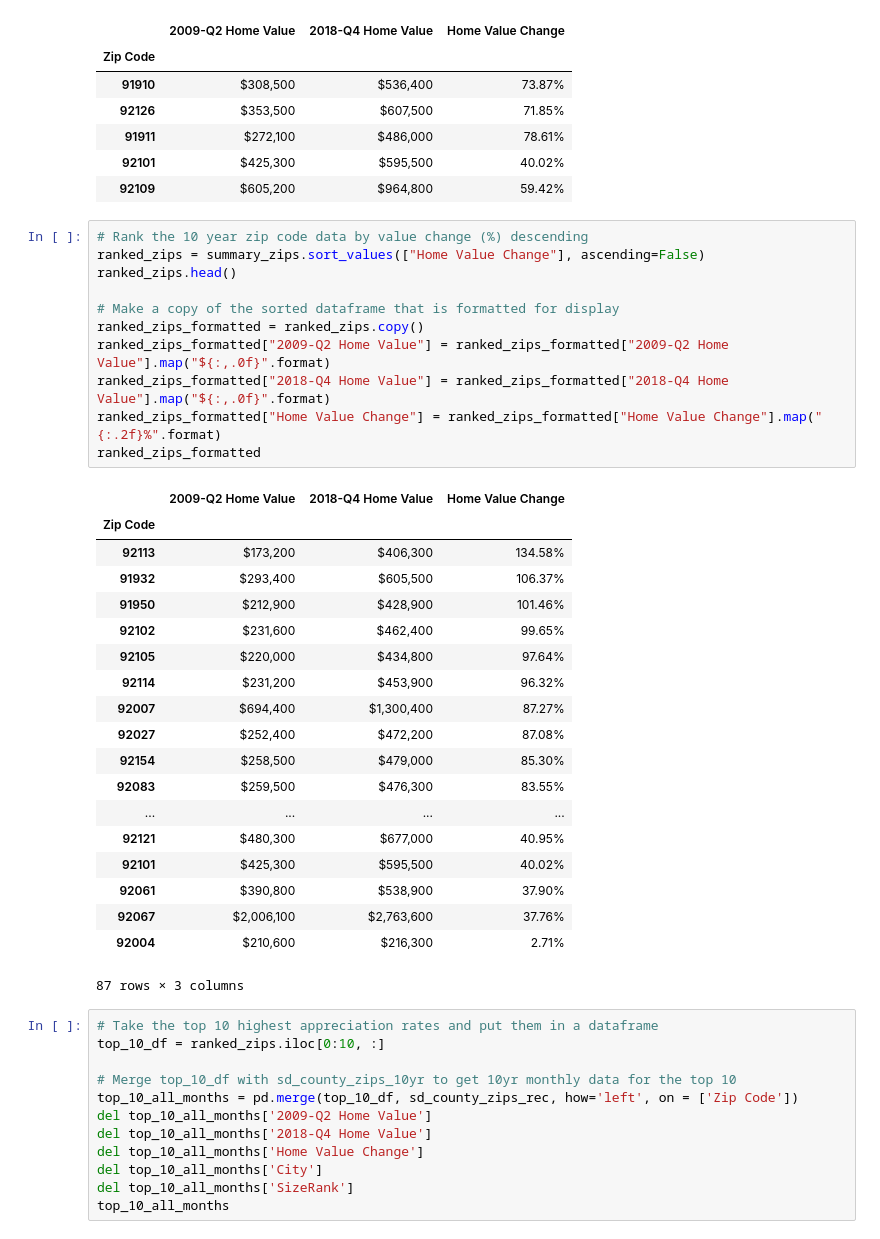
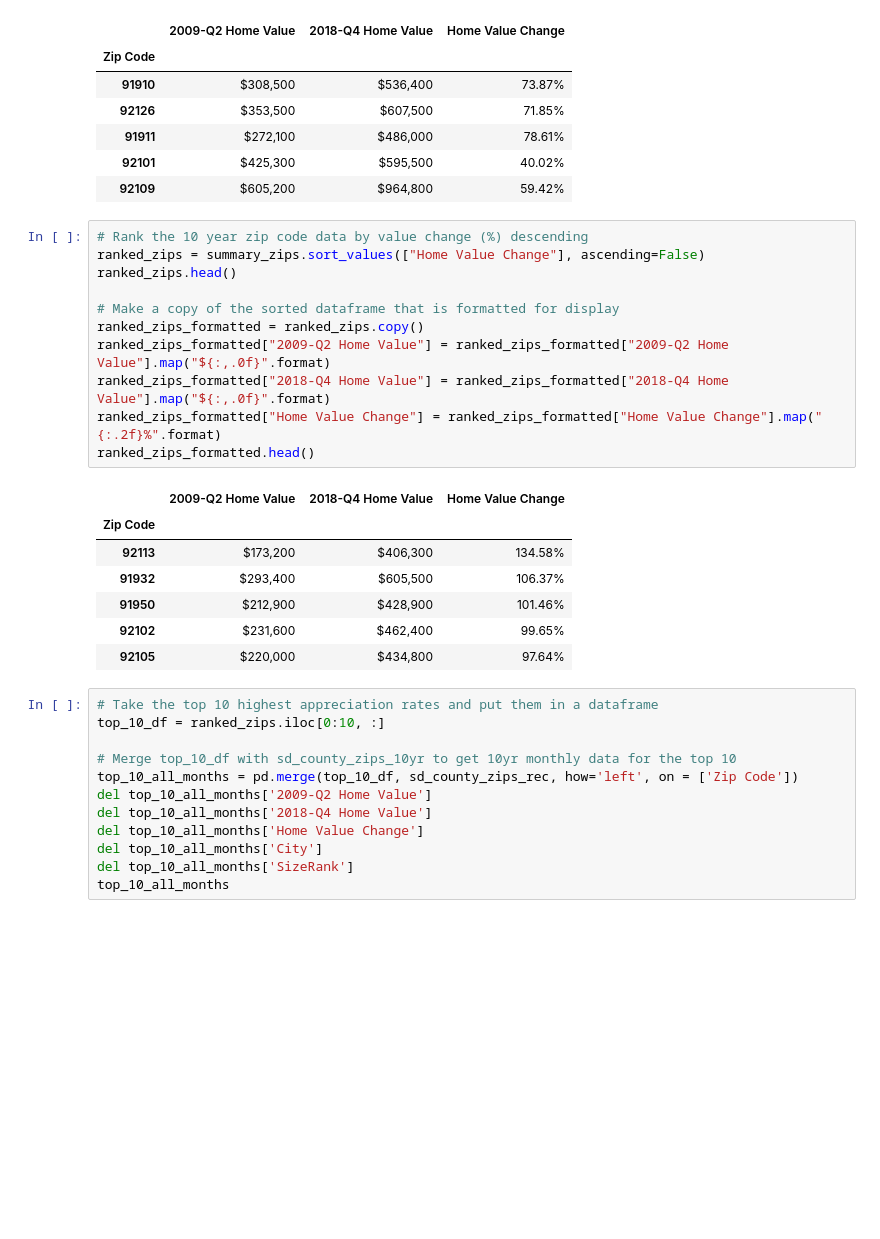
Before and after one commit to cgainor/Housing-and-Income-Appreciation, a Jupyter notebook: Work/ZipCode_10yr_Line.ipynb, the cells around one changed output. Saved outputs shown, nothing was run; the diff lists cells and outputs as text; blank space fills up the shorter version.

```diff
--- a/Work/ZipCode_10yr_Line.ipynb
+++ b/Work/ZipCode_10yr_Line.ipynb
@@ -83,34 +83,22 @@ summary_zips_formatted.head()
 # %%
 # Rank the 10 year zip code data by value change (%) descending
 ranked_zips = summary_zips.sort_values(["Home Value Change"], ascending=False)
 ranked_zips.head()
 
 # Make a copy of the sorted dataframe that is formatted for display
 ranked_zips_formatted = ranked_zips.copy()
 ranked_zips_formatted["2009-Q2 Home Value"] = ranked_zips_formatted["2009-Q2 Home Value"].map("${:,.0f}".format)
 ranked_zips_formatted["2018-Q4 Home Value"] = ranked_zips_formatted["2018-Q4 Home Value"].map("${:,.0f}".format)
 ranked_zips_formatted["Home Value Change"] = ranked_zips_formatted["Home Value Change"].map("{:.2f}%".format)
-ranked_zips_formatted
+ranked_zips_formatted.head()
 # %% [output]
 |  | 2009-Q2 Home Value | 2018-Q4 Home Value | Home Value Change |
 | Zip Code |  |  |  |
 | 92113 | $173,200 | $406,300 | 134.58% |
 | 91932 | $293,400 | $605,500 | 106.37% |
 | 91950 | $212,900 | $428,900 | 101.46% |
 | 92102 | $231,600 | $462,400 | 99.65% |
 | 92105 | $220,000 | $434,800 | 97.64% |
-| 92114 | $231,200 | $453,900 | 96.32% |
-| 92007 | $694,400 | $1,300,400 | 87.27% |
-| 92027 | $252,400 | $472,200 | 87.08% |
-| 92154 | $258,500 | $479,000 | 85.30% |
-| 92083 | $259,500 | $476,300 | 83.55% |
-| ... | ... | ... | ... |
-| 92121 | $480,300 | $677,000 | 40.95% |
-| 92101 | $425,300 | $595,500 | 40.02% |
-| 92061 | $390,800 | $538,900 | 37.90% |
-| 92067 | $2,006,100 | $2,763,600 | 37.76% |
-| 92004 | $210,600 | $216,300 | 2.71% |
-87 rows × 3 columns
 # %%
 # Take the top 10 highest appreciation rates and put them in a dataframe
 top_10_df = ranked_zips.iloc[0:10, :]
```
